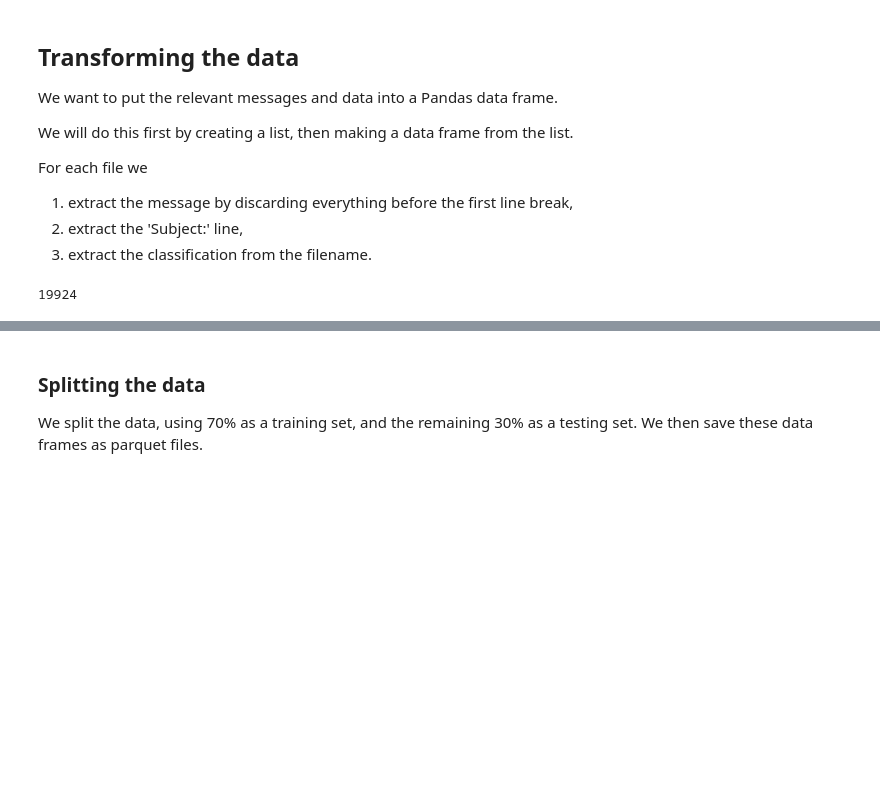
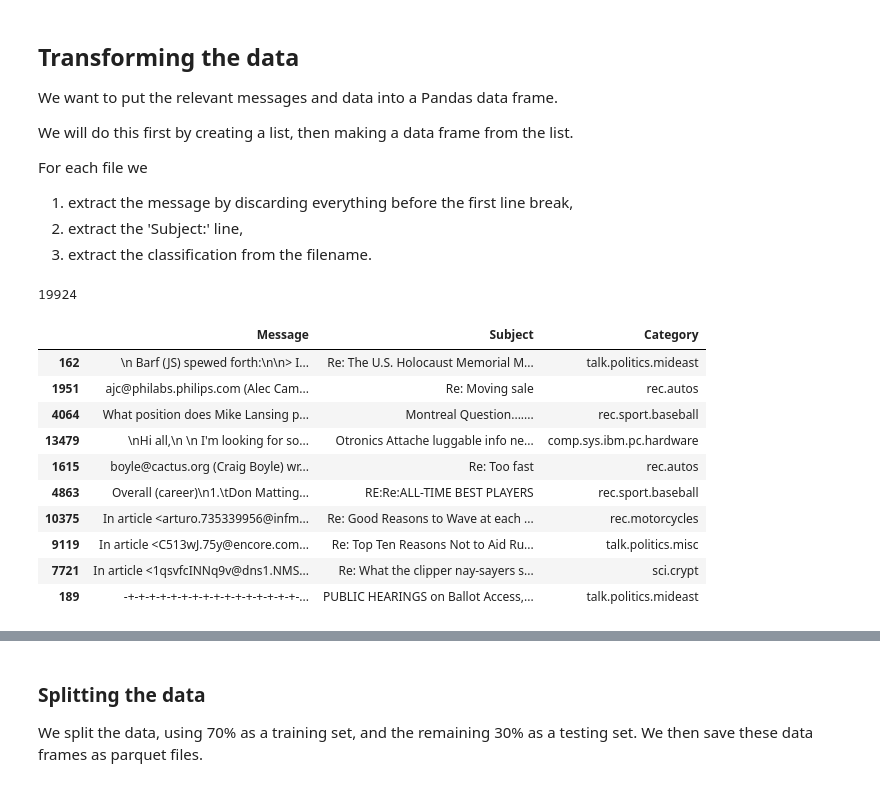
Before and after one commit to sophwats/multiclass-text-workflow, a Jupyter notebook: 00-eda.ipynb, the cells around one changed output, grey strips where cells are left out. Cells and saved outputs as stored; diff of their text form; code cells hidden in the pictures; blank space fills up the shorter version.

```diff
--- a/00-eda.ipynb
+++ b/00-eda.ipynb
@@ -201,4 +105,18 @@ len(data)
 # %%
 import pandas as pd
 # %%
-df = pd.DataFrame(data, columns = ['Message', 'Subject', 'Catagory'])
+df = pd.DataFrame(data, columns = ['Message', 'Subject', 'Category'])
+# %%
+df.sample(10)
+# %% [output]
+|  | Message | Subject | Category |
+| 162 | \n Barf (JS) spewed forth:\n\n> I... | Re: The U.S. Holocaust Memorial M... | talk.politics.mideast |
+| 1951 | ajc@philabs.philips.com (Alec Cam... | Re: Moving sale | rec.autos |
+| 4064 | What position does Mike Lansing p... | Montreal Question....... | rec.sport.baseball |
+| 13479 | \nHi all,\n \n I'm looking for so... | Otronics Attache luggable info ne... | comp.sys.ibm.pc.hardware |
+| 1615 | boyle@cactus.org (Craig Boyle) wr... | Re: Too fast | rec.autos |
+| 4863 | Overall (career)\n1.\tDon Matting... | RE:Re:ALL-TIME BEST PLAYERS | rec.sport.baseball |
+| 10375 | In article <arturo.735339956@infm... | Re: Good Reasons to Wave at each ... | rec.motorcycles |
+| 9119 | In article <C513wJ.75y@encore.com... | Re: Top Ten Reasons Not to Aid Ru... | talk.politics.misc |
+| 7721 | In article <1qsvfcINNq9v@dns1.NMS... | Re: What the clipper nay-sayers s... | sci.crypt |
+| 189 | -+-+-+-+-+-+-+-+-+-+-+-+-+-+-+-+-... | PUBLIC HEARINGS on Ballot Access,... | talk.politics.mideast |
```
Also changed, not shown: parts of 9 cells of this notebook, 4 other files.
